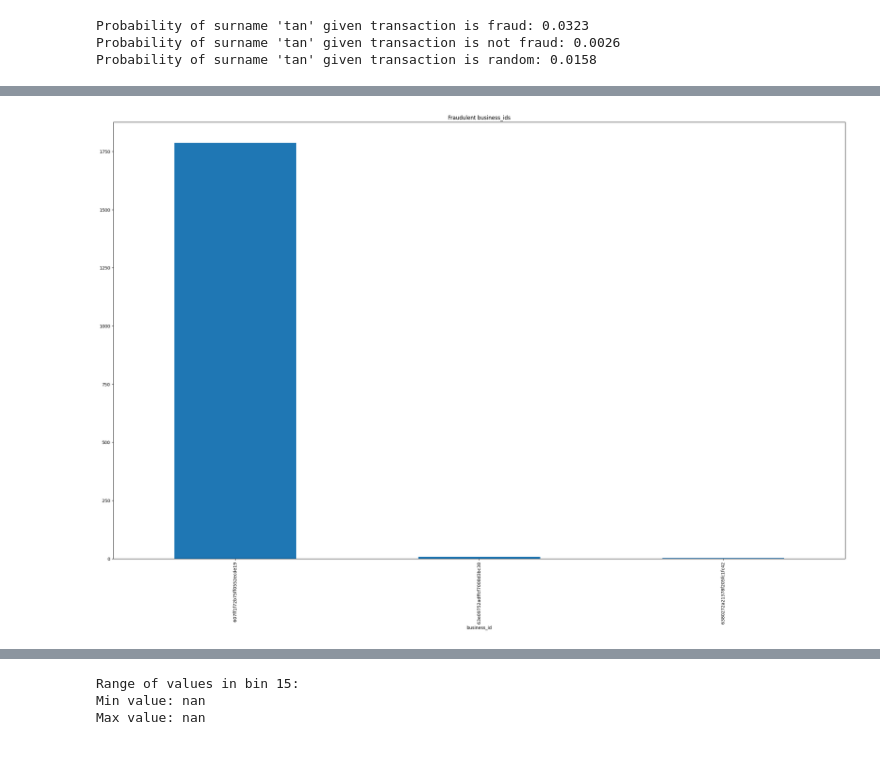
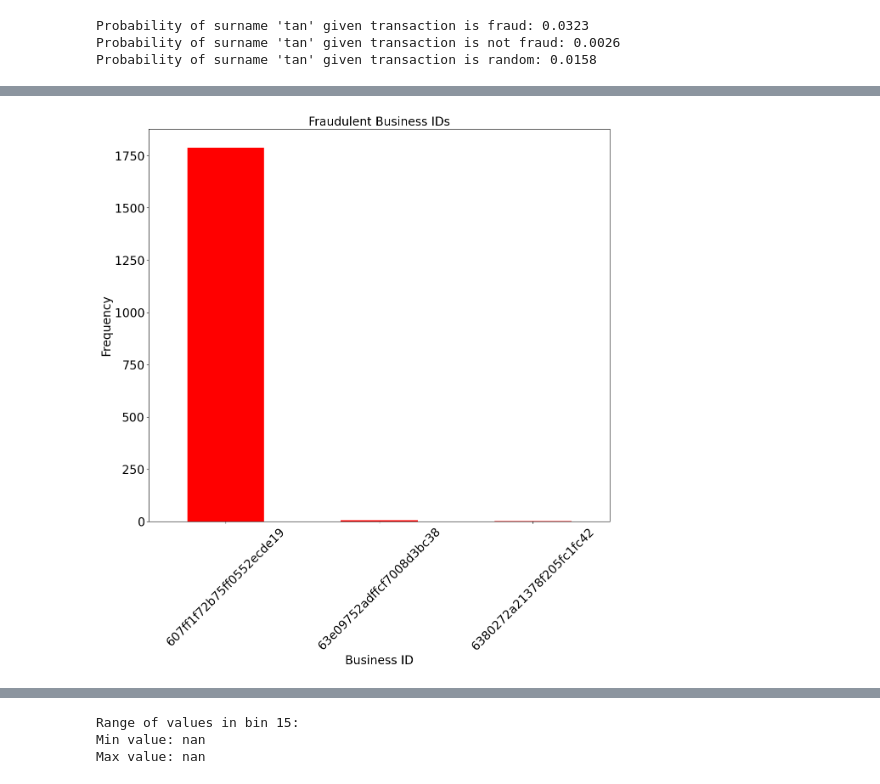
Before and after one commit to shikivaahan/graph-analysis, a Jupyter notebook: EDA.ipynb, the cells around one changed output, grey strips where cells are left out. Drawn from its saved outputs; the diff is of its cells as text; code cells hidden in the pictures; blank space fills up the shorter version.

```diff
--- a/EDA.ipynb
+++ b/EDA.ipynb
@@ -147,9 +171,15 @@ plt.show()
 # %%
 # Plot the number of fraudulent transactions per business_id
-plt.figure(figsize=(30, 18))
-fraud['business_id'].value_counts().loc[lambda x: x > 0].plot(kind='bar', title='Fraudulent business_ids')
+
+plt.figure(figsize=(14, 12))
+fraud['business_id'].value_counts().loc[lambda x: x > 0].plot(kind='bar', title='Fraudulent Business IDs', color='red')
+plt.xticks(rotation=45, fontsize=20)
+plt.yticks(fontsize=20)
+plt.ylabel('Frequency', fontsize=20)
+plt.xlabel('Business ID', fontsize=20)
+plt.title('Fraudulent Business IDs', fontsize=20)
 plt.show()
 # %% [output]
-[figure, old version]
+[figure, new version]
 # %%
 # Plot the number of legit transactions per business_id
```
Also changed, not shown: parts of 9 cells of this notebook.
